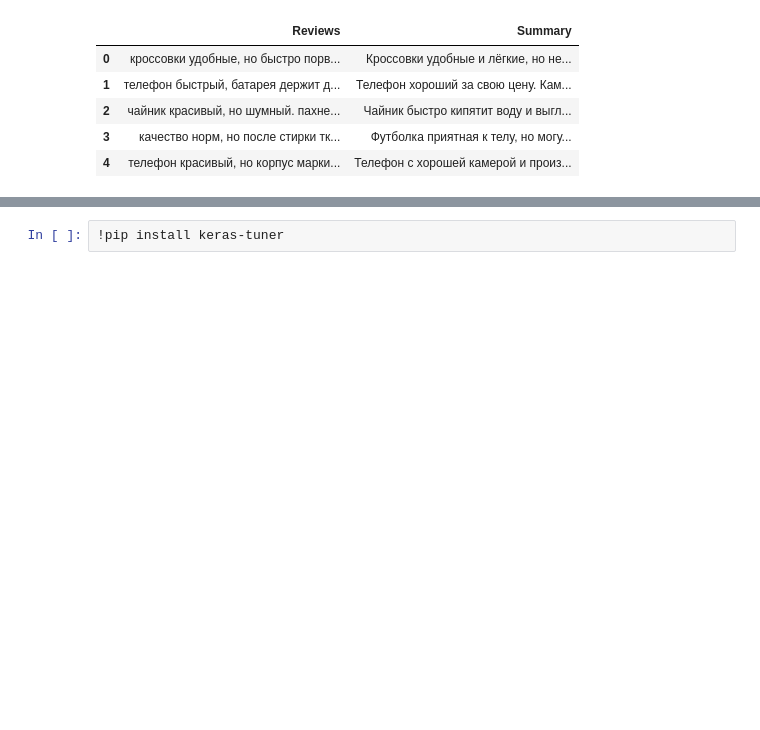
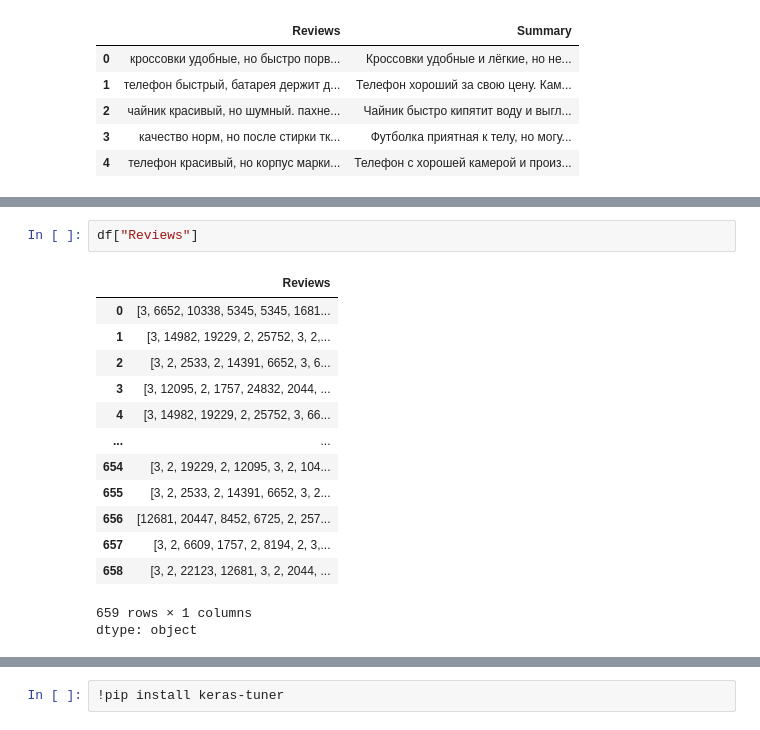
Before and after one commit to Garinelli/ReviewAI, a Jupyter notebook: src/ml/NN/Transformer.ipynb, the cells around one changed output, grey strips where cells are left out. Cells and saved outputs as stored; diff of their text form; blank space fills up the shorter version.

```diff
--- a/src/ml/NN/Transformer.ipynb
+++ b/src/ml/NN/Transformer.ipynb
@@ -102,3 +106,20 @@ df['Summary'] = df['Summary'].apply(lambda x: model.encode(x))
+# %%
+df["Reviews"]
+# %% [output]
+|  | Reviews |
+| 0 | [3, 6652, 10338, 5345, 5345, 1681... |
+| 1 | [3, 14982, 19229, 2, 25752, 3, 2,... |
+| 2 | [3, 2, 2533, 2, 14391, 6652, 3, 6... |
+| 3 | [3, 12095, 2, 1757, 24832, 2044, ... |
+| 4 | [3, 14982, 19229, 2, 25752, 3, 66... |
+| ... | ... |
+| 654 | [3, 2, 19229, 2, 12095, 3, 2, 104... |
+| 655 | [3, 2, 2533, 2, 14391, 6652, 3, 2... |
+| 656 | [12681, 20447, 8452, 6725, 2, 257... |
+| 657 | [3, 2, 6609, 1757, 2, 8194, 2, 3,... |
+| 658 | [3, 2, 22123, 12681, 3, 2, 2044, ... |
+659 rows × 1 columns
+dtype: object
 # %%
 df.head()
 # %% [output]
```
Also changed, not shown: parts of 18 cells of this notebook, 2 other files.
